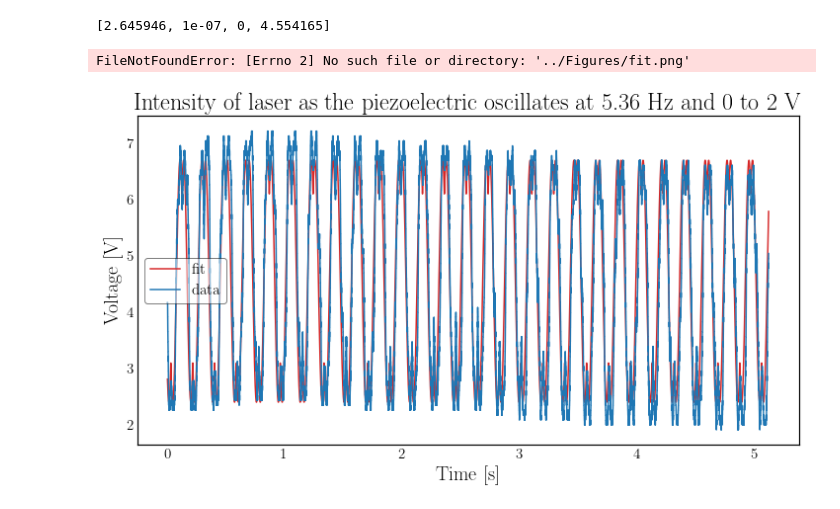
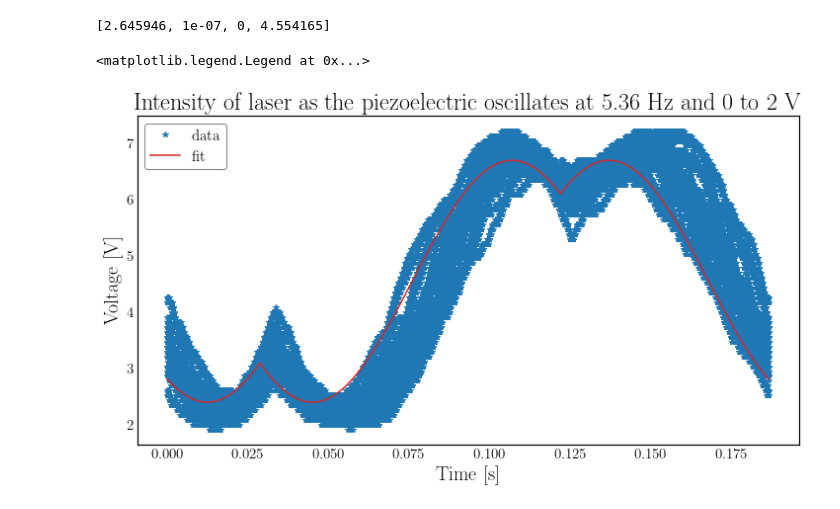
Before and after one commit to Emiliuhre/Labgruppe-Eksperimentiel-Fysik-2, a Jupyter notebook: Exercise 2/Databehandling/Databehandling.ipynb, the cells around one changed output. Saved outputs shown, nothing was run; the diff lists cells and outputs as text; code cells hidden in the pictures.

```diff
--- a/Exercise 2/Databehandling/Databehandling.ipynb
+++ b/Exercise 2/Databehandling/Databehandling.ipynb
@@ -32,6 +32,7 @@ T = 1/f # s
 lamb = 650e-9 # nm
 init = channel_b[0]
 sign = np.sign(channel_b[100] - channel_b[0])
+time = time%T
 # %%
 # fit
 
@@ -57,19 +58,23 @@ fit = curve_fit(fit_func, time, channel_a, p0, bounds = bounds, ftol=1e-12, xtol
 a,b,c,d = fit[0]
 # %% [output]
 [2.645946, 1e-07, 0, 4.554165]
+# %%
+i = 0
+while time[i] < time[i+1]:
+    i+= 1
 # %%
 # plot
 
 fig, ax = plt.subplots()
 
-ax.plot(time, fit_func(time,a,b,c,d), color = "C3", label = "fit")
-ax.plot(time, channel_a, color = "C0", label = "data")
+ax.plot(time, channel_a, "*", color = "C0", label = "data")
+ax.plot(time[:i], fit_func(time,a,b,c,d)[:i], color = "C3", label = "fit")
 ax.set_xlabel("Time [s]")
 ax.set_ylabel("Voltage [V]")
 ax.set_title(f"Intensity of laser as the piezoelectric oscillates at {f} Hz and 0 to {Vmax} V")
 ax.legend()
 
-#fig.savefig("../Figures/fit.png")
+#fig.savefig("../Figures/fit.svg")
 # %% [output]
-FileNotFoundError: [Errno 2] No such file or directory: '../Figures/fit.png'
+<matplotlib.legend.Legend at 0x...>
-[figure, old version]
+[figure, new version]
```
Also changed, not shown: 1 other file.
